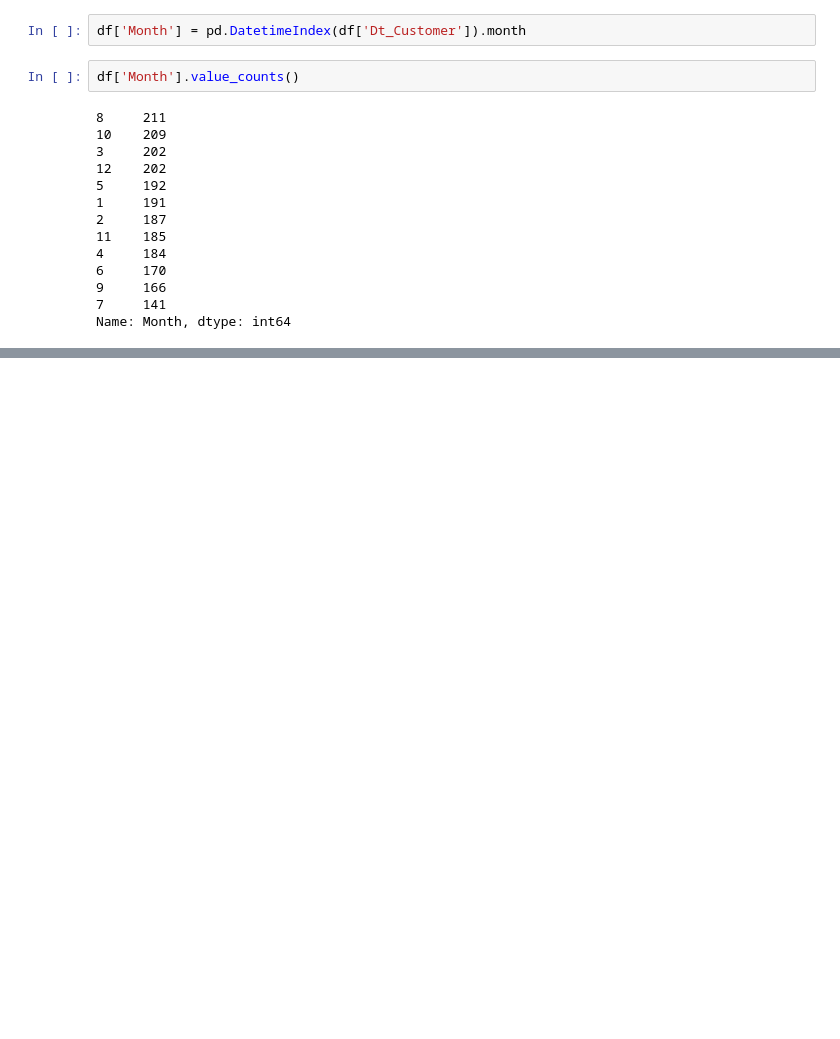
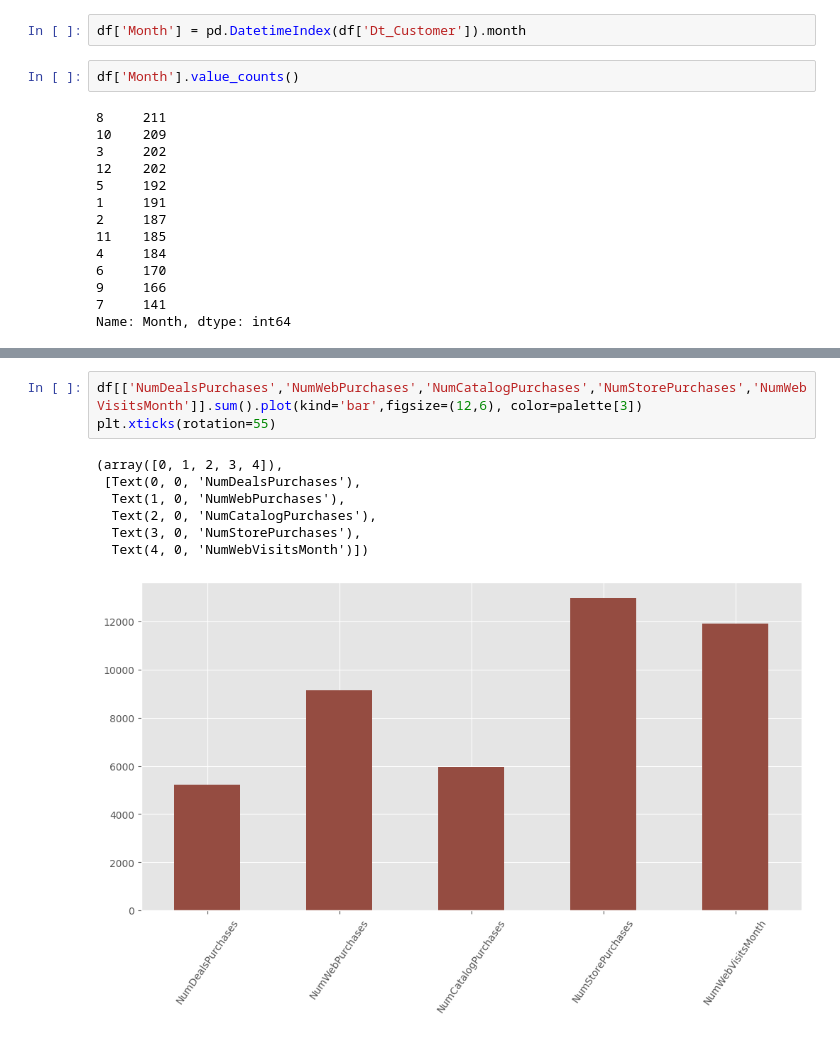
Before and after one commit to DataAnalystPL/Data_analysis, a Jupyter notebook: Marketing_campaign_analysis.ipynb, the cells around one changed output, grey strips where cells are left out. Cells and saved outputs as stored; diff of their text form; blank space fills up the shorter version.

```diff
--- a/Marketing_campaign_analysis.ipynb
+++ b/Marketing_campaign_analysis.ipynb
@@ -135,0 +388,11 @@ Name: Month, dtype: int64
+# %%
+df[['NumDealsPurchases','NumWebPurchases','NumCatalogPurchases','NumStorePurchases','NumWebVisitsMonth']].sum().plot(kind='bar',figsize=(12,6), color=palette[3])
+plt.xticks(rotation=55)
+# %% [output]
+(array([0, 1, 2, 3, 4]),
+ [Text(0, 0, 'NumDealsPurchases'),
+  Text(1, 0, 'NumWebPurchases'),
+  Text(2, 0, 'NumCatalogPurchases'),
+  Text(3, 0, 'NumStorePurchases'),
+  Text(4, 0, 'NumWebVisitsMonth')])
+[figure, added]
```
Also changed, not shown: parts of 31 cells of this notebook.
